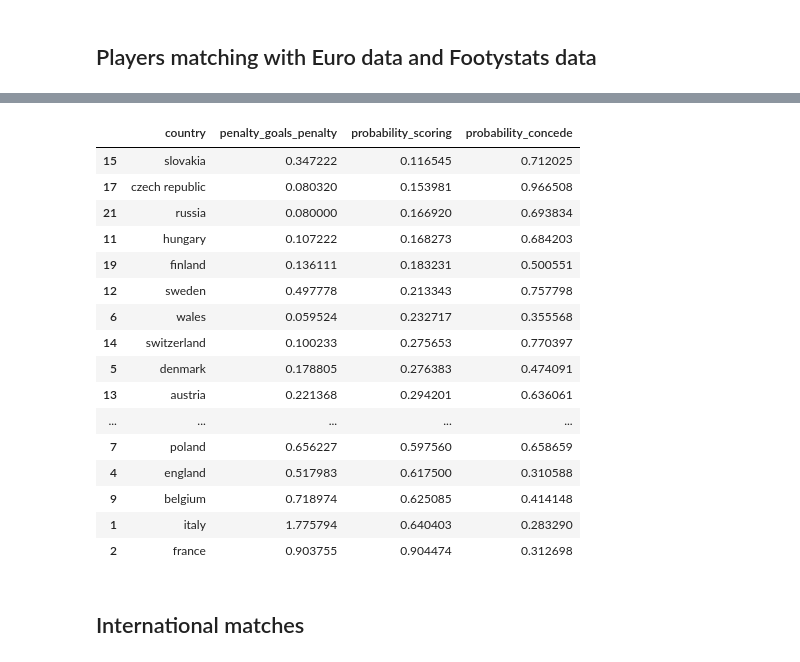
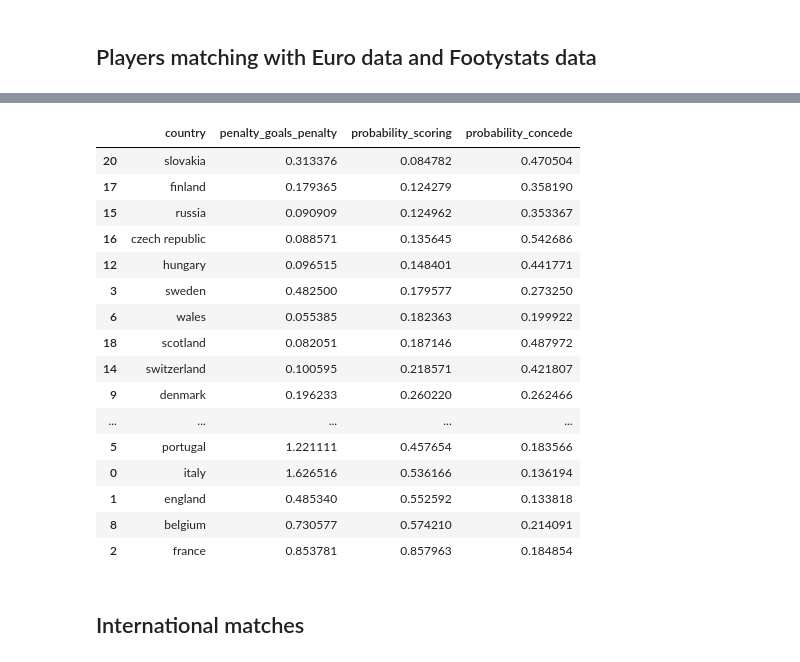
Before and after one commit to ariffyasri/DataScience, a Jupyter notebook: UEFA_Euro_2020/uefa-euro-2020-prediction.ipynb, the cells around one changed output, grey strips where cells are left out. Drawn from its saved outputs; the diff is of its cells as text; code cells hidden in the pictures.

```diff
--- a/UEFA_Euro_2020/uefa-euro-2020-prediction.ipynb
+++ b/UEFA_Euro_2020/uefa-euro-2020-prediction.ipynb
@@ -161,3 +211,14 @@ df_players[df_players['full_name'].str.contains('Kevin De')].sort_values(['full_
+# %%
+df_players.loc[(df_players['season'].isin(['2020','2021','2020/2021'])) & (df_players['league'].isin(list_top_league)), 'bonus_attacking_point'] = 1.3
+df_players.loc[(df_players['season'].isin(['2020','2021','2020/2021'])) & (df_players['league'].isin(list_top_league)), 'bonus_defending_point'] = 0.7
+df_players.fillna(1, inplace=True)
+# %%
+df_players['goals_overall'] = df_players['goals_overall'] * df_players['bonus_attacking_point']
+df_players['assists_overall'] = df_players['assists_overall'] * df_players['bonus_attacking_point']
+df_players['goals_involved_per_90_overall'] = df_players['goals_involved_per_90_overall'] * df_players['bonus_attacking_point']
+df_players['clean_sheets_overall'] = df_players['clean_sheets_overall'] * df_players['bonus_attacking_point']
+df_players['conceded_overall'] = df_players['conceded_overall'] * df_players['bonus_defending_point']
+df_players['conceded_per_90_overall'] = df_players['conceded_per_90_overall'] * df_players['bonus_defending_point']
 # %%
 def get_players(team):
     players = df_players[df_players['Current Club'] == team]['full_name'].unique()
@@ -165,0 +266,10 @@ def get_players(team):
+# %%
+df_team_country_defending = df_team_country[df_team_country['position'].isin(['Defender', 'Midfielder', 'Goalkeeper'])][['full_name', 'league', 'season',
+       'Current Club', 'appearances_overall','clean_sheets_overall', 'conceded_overall', 'conceded_per_90_overall', 'skill']]
+df_team_country_defending = df_team_country_defending.groupby(['full_name']).agg({'appearances_overall': 'sum',
+                                                                                  'clean_sheets_overall': 'sum',
+                                                                                 'conceded_overall': 'sum',
+                                                                                 'conceded_per_90_overall':'mean',
+                                                                                 'skill': 'mean'}).sort_values('clean_sheets_overall', ascending=False).reset_index()
+
+df_team_country_defending
@@ -169,23 +302,25 @@ def get_score_country(team):
 
     df_team_country_attacking = df_team_country[df_team_country['position'].isin(['Forward', 'Midfielder'])][['full_name', 'league', 'season',
            'Current Club', 'appearances_overall', 'goals_overall','assists_overall',
-           'goals_involved_per_90_overall']]
+           'goals_involved_per_90_overall', 'skill']]
 
     df_team_country_attacking = df_team_country_attacking.groupby(['full_name']).agg({'appearances_overall': 'sum',
                                                                                       'goals_overall': 'sum',
                                                                                      'assists_overall': 'sum',
-                                                                                     'goals_involved_per_90_overall':'mean'}).sort_values('goals_involved_per_90_overall', ascending=False).reset_index()
+                                                                                     'goals_involved_per_90_overall':'mean',
+                                                                                     'skill': 'mean'}).sort_values('goals_involved_per_90_overall', ascending=False).reset_index()
 
     df_team_country_attacking_score = pd.DataFrame(df_team_country_attacking.head().mean()).transpose()
     df_team_country_attacking_score.columns = [i+'_attacking' for i in df_team_country_attacking_score.columns]
 
     df_team_country_defending = df_team_country[df_team_country['position'].isin(['Defender', 'Midfielder', 'Goalkeeper'])][['full_name', 'league', 'season',
-           'Current Club', 'appearances_overall','clean_sheets_overall', 'conceded_overall', 'conceded_per_90_overall']]
+           'Current Club', 'appearances_overall','clean_sheets_overall', 'conceded_overall', 'conceded_per_90_overall', 'skill']]
 
     df_team_country_defending = df_team_country_defending.groupby(['full_name']).agg({'appearances_overall': 'sum',
                                                                                       'clean_sheets_overall': 'sum',
                                                                                      'conceded_overall': 'sum',
-                                                                                     'conceded_per_90_overall':'mean'}).sort_values('clean_sheets_overall', ascending=False).reset_index()
+                                                                                     'conceded_per_90_overall':'mean',
+                                                                                     'skill': 'mean'}).sort_values('clean_sheets_overall', ascending=False).reset_index()
 
     df_team_country_defending_score = pd.DataFrame(df_team_country_defending.head().mean()).transpose()
     df_team_country_defending_score.columns = [i+'_defending' for i in df_team_country_defending_score.columns]
@@ -211,31 +346,31 @@ for country in df_players_euro['tName'].unique():
 # %%
 df_all_scores = df_all_scores[['country']+[i for i in df_all_scores.columns if 'country' not in i]].sort_values('conceded_per_90_overall_defending')
 
-df_all_scores['probability_scoring'] = (df_all_scores['goals_overall_attacking'] + df_all_scores['goals_overall_attacking']) / df_all_scores['appearances_overall_attacking'] * df_all_scores['goals_involved_per_90_overall_attacking']
-df_all_scores['probability_concede'] = ((df_all_scores['clean_sheets_overall_defending'] / df_all_scores['appearances_overall_defending']) - (df_all_scores['conceded_overall_defending'] / df_all_scores['appearances_overall_defending'])) * df_all_scores['conceded_per_90_overall_defending']
+df_all_scores['probability_scoring'] = (df_all_scores['goals_overall_attacking'] + df_all_scores['goals_overall_attacking']) / df_all_scores['appearances_overall_attacking'] * df_all_scores['goals_involved_per_90_overall_attacking'] * (df_all_scores['skill_attacking'] / 4)
+df_all_scores['probability_concede'] = ((df_all_scores['clean_sheets_overall_defending'] / df_all_scores['appearances_overall_defending']) - (df_all_scores['conceded_overall_defending'] / df_all_scores['appearances_overall_defending'])) * df_all_scores['conceded_per_90_overall_defending'] * (df_all_scores['skill_defending'] / 4)
 df_all_scores['probability_concede'] = df_all_scores['probability_concede'].abs()
 
 df_all_scores_final = df_all_scores[['country', 'penalty_goals_penalty', 'probability_scoring', 'probability_concede']].reset_index(drop=True)
 df_all_scores_final['country'] = df_all_scores_final['country'].str.lower()
 df_all_scores_final.sort_values('probability_scoring')
 # %% [output]
 |  | country | penalty_goals_penalty | probability_scoring | probability_concede |
-| 15 | slovakia | 0.347222 | 0.116545 | 0.712025 |
-| 17 | czech republic | 0.080320 | 0.153981 | 0.966508 |
-| 21 | russia | 0.080000 | 0.166920 | 0.693834 |
-| 11 | hungary | 0.107222 | 0.168273 | 0.684203 |
-| 19 | finland | 0.136111 | 0.183231 | 0.500551 |
-| 12 | sweden | 0.497778 | 0.213343 | 0.757798 |
-| 6 | wales | 0.059524 | 0.232717 | 0.355568 |
-| 14 | switzerland | 0.100233 | 0.275653 | 0.770397 |
-| 5 | denmark | 0.178805 | 0.276383 | 0.474091 |
-| 13 | austria | 0.221368 | 0.294201 | 0.636061 |
+| 20 | slovakia | 0.313376 | 0.084782 | 0.470504 |
+| 17 | finland | 0.179365 | 0.124279 | 0.358190 |
+| 15 | russia | 0.090909 | 0.124962 | 0.353367 |
+| 16 | czech republic | 0.088571 | 0.135645 | 0.542686 |
+| 12 | hungary | 0.096515 | 0.148401 | 0.441771 |
+| 3 | sweden | 0.482500 | 0.179577 | 0.273250 |
+| 6 | wales | 0.055385 | 0.182363 | 0.199922 |
+| 18 | scotland | 0.082051 | 0.187146 | 0.487972 |
+| 14 | switzerland | 0.100595 | 0.218571 | 0.421807 |
+| 9 | denmark | 0.196233 | 0.260220 | 0.262466 |
 | ... | ... | ... | ... | ... |
-| 7 | poland | 0.656227 | 0.597560 | 0.658659 |
-| 4 | england | 0.517983 | 0.617500 | 0.310588 |
-| 9 | belgium | 0.718974 | 0.625085 | 0.414148 |
-| 1 | italy | 1.775794 | 0.640403 | 0.283290 |
-| 2 | france | 0.903755 | 0.904474 | 0.312698 |
+| 5 | portugal | 1.221111 | 0.457654 | 0.183566 |
+| 0 | italy | 1.626516 | 0.536166 | 0.136194 |
+| 1 | england | 0.485340 | 0.552592 | 0.133818 |
+| 8 | belgium | 0.730577 | 0.574210 | 0.214091 |
+| 2 | france | 0.853781 | 0.857963 | 0.184854 |
 # %% [markdown]
 ## International matches
 # %%
```
Also changed, not shown: parts of 56 cells of this notebook, 1 other file.
